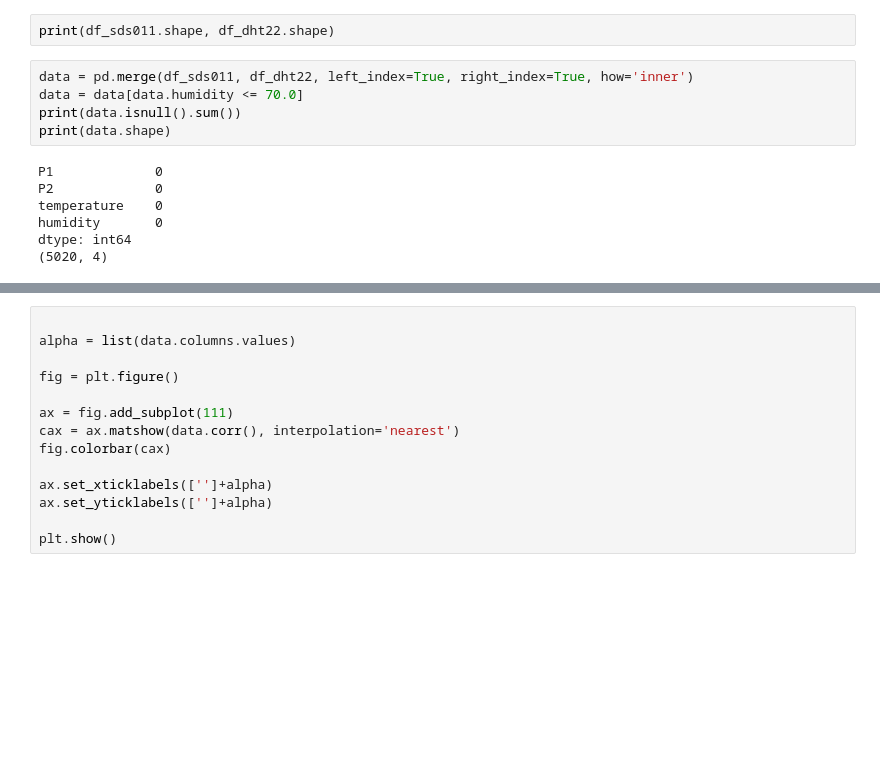
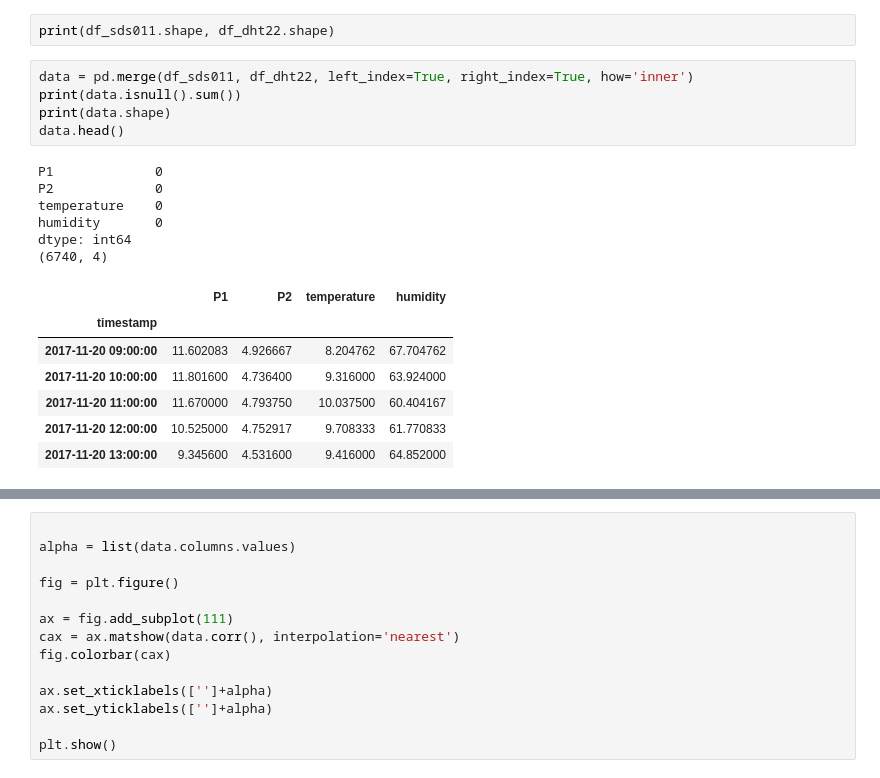
Before and after one commit to GeorgesAlkhouri/golddust, a Jupyter notebook: jupyter/BTW.ipynb, the cells around one changed output, grey strips where cells are left out. Drawn from its saved outputs; the diff is of its cells as text; blank space fills up the shorter version.

```diff
--- a/jupyter/BTW.ipynb
+++ b/jupyter/BTW.ipynb
@@ -417,16 +468,23 @@ array([[<matplotlib.axes._subplots.AxesSubplot object at 0x...>]],
 print(df_sds011.shape, df_dht22.shape)
 # %%
 data = pd.merge(df_sds011, df_dht22, left_index=True, right_index=True, how='inner')
-data = data[data.humidity <= 70.0]
 print(data.isnull().sum())
 print(data.shape)
+data.head()
 # %% [output]
 P1             0
 P2             0
 temperature    0
 humidity       0
 dtype: int64
-(5020, 4)
+(6740, 4)
+|  | P1 | P2 | temperature | humidity |
+| timestamp |  |  |  |  |
+| 2017-11-20 09:00:00 | 11.602083 | 4.926667 | 8.204762 | 67.704762 |
+| 2017-11-20 10:00:00 | 11.801600 | 4.736400 | 9.316000 | 63.924000 |
+| 2017-11-20 11:00:00 | 11.670000 | 4.793750 | 10.037500 | 60.404167 |
+| 2017-11-20 12:00:00 | 10.525000 | 4.752917 | 9.708333 | 61.770833 |
+| 2017-11-20 13:00:00 | 9.345600 | 4.531600 | 9.416000 | 64.852000 |
 # %%
 # data = data[data.index < '2018-11-16']
 data.plot()
```
Also changed, not shown: parts of 6 cells of this notebook.
